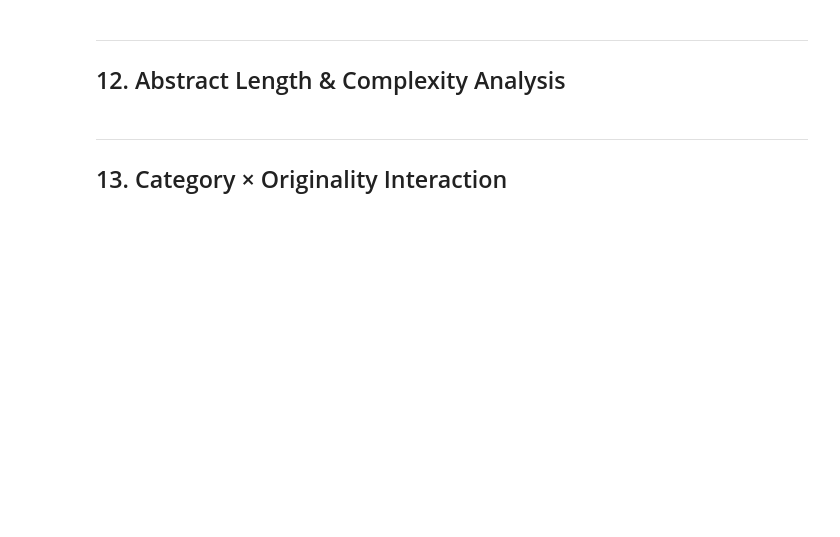
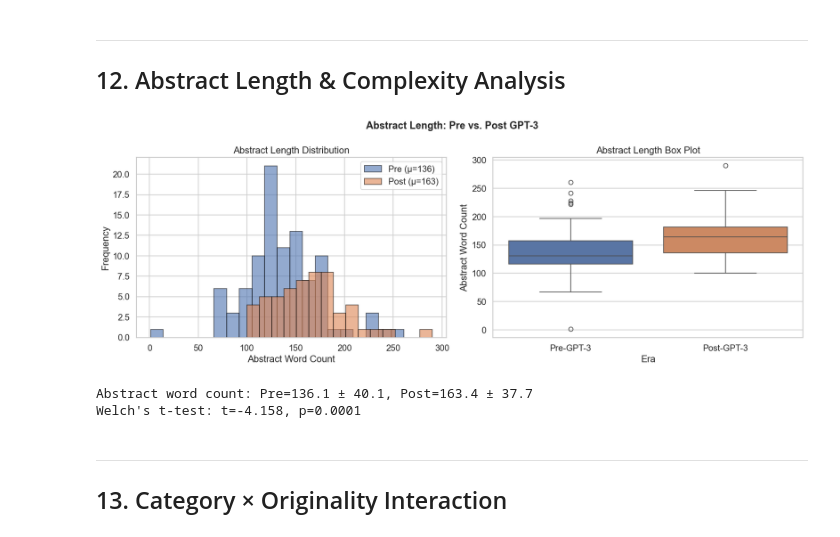
Before and after one commit to minhanhnguy/tracing-the-evolution-of-word-embeddings-in-nlp, a Jupyter notebook: analysis/before-after-gpt3.ipynb, the cells around one changed output. Saved outputs shown, nothing was run; the diff lists cells and outputs as text; code cells hidden in the pictures; blank space fills up the shorter version.

```diff
--- a/analysis/before-after-gpt3.ipynb
+++ b/analysis/before-after-gpt3.ipynb
@@ -37,7 +37,7 @@ plt.rcParams['figure.figsize'] = (12, 6)
 COLORS = {'Pre-GPT-3': '#4C72B0', 'Post-GPT-3': '#DD8452'}
 
 # Load data
-df = pd.read_csv('../tracing-the-evolution-of-word-embeddings-in-nlp.csv')
+df = pd.read_csv('../../tracing-the-evolution-of-word-embeddings-in-nlp-first-affiliation.csv')
 
 # Define eras: GPT-3 released June 2020 → papers from 2020 onward are post-GPT-3
 df['Era'] = df['Year'].apply(lambda y: 'Post-GPT-3' if y >= 2020 else 'Pre-GPT-3')
@@ -568,33 +663,37 @@ print(f"Fisher's Exact Test: p = {p_fisher_intl:.4f}, Odds Ratio = {odds_intl:.3
 ---
 ## 12. Abstract Length & Complexity Analysis
 # %%
-df['Abstract_Length'] = df['Abstract'].apply(lambda x: len(str(x)) if pd.notna(x) else np.nan)
-df['Abstract_Words'] = df['Abstract'].apply(lambda x: len(str(x).split()) if pd.notna(x) else np.nan)
+df['Abstract_Length'] = df['Abstract'].apply(lambda x: len(str(x)) if str(x) != 'NA' else np.nan)
+df['Abstract_Words'] = df['Abstract'].apply(lambda x: len(str(x).split()) if str(x) != 'NA' else np.nan)
 pre = df[df['Era'] == 'Pre-GPT-3']; post = df[df['Era'] == 'Post-GPT-3']
 
 fig, axes = plt.subplots(1, 2, figsize=(14, 5))
 ax = axes[0]
 ax.hist(pre['Abstract_Words'].dropna(), bins=20, alpha=0.6, color=COLORS['Pre-GPT-3'],
         label=f'Pre (μ={pre["Abstract_Words"].mean():.0f})', edgecolor='black')
 ax.hist(post['Abstract_Words'].dropna(), bins=15, alpha=0.6, color=COLORS['Post-GPT-3'],
         label=f'Post (μ={post["Abstract_Words"].mean():.0f})', edgecolor='black')
 ax.set_xlabel('Abstract Word Count'); ax.set_ylabel('Frequency')
 ax.set_title('Abstract Length Distribution'); ax.legend()
 
 ax = axes[1]
 sns.boxplot(data=df.dropna(subset=['Abstract_Words']), x='Era', y='Abstract_Words',
             palette=COLORS, order=['Pre-GPT-3', 'Post-GPT-3'], ax=ax)
 ax.set_ylabel('Abstract Word Count'); ax.set_title('Abstract Length Box Plot')
 
 plt.suptitle('Abstract Length: Pre vs. Post GPT-3', fontsize=14, fontweight='bold')
 plt.tight_layout()
 plt.savefig('11_gpt3_abstract_length.png', bbox_inches='tight')
 plt.show()
 
 t_stat, t_p = stats.ttest_ind(pre['Abstract_Words'].dropna(), post['Abstract_Words'].dropna(), equal_var=False)
 print(f"Abstract word count: Pre={pre['Abstract_Words'].mean():.1f} ± {pre['Abstract_Words'].std():.1f}, "
       f"Post={post['Abstract_Words'].mean():.1f} ± {post['Abstract_Words'].std():.1f}")
 print(f"Welch's t-test: t={t_stat:.3f}, p={t_p:.4f}")
+# %% [output]
+[figure, added]
+Abstract word count: Pre=136.1 ± 40.1, Post=163.4 ± 37.7
+Welch's t-test: t=-4.158, p=0.0001
 # %% [markdown]
 ---
 ## 13. Category × Originality Interaction
```
Also changed, not shown: parts of 16 cells of this notebook.
